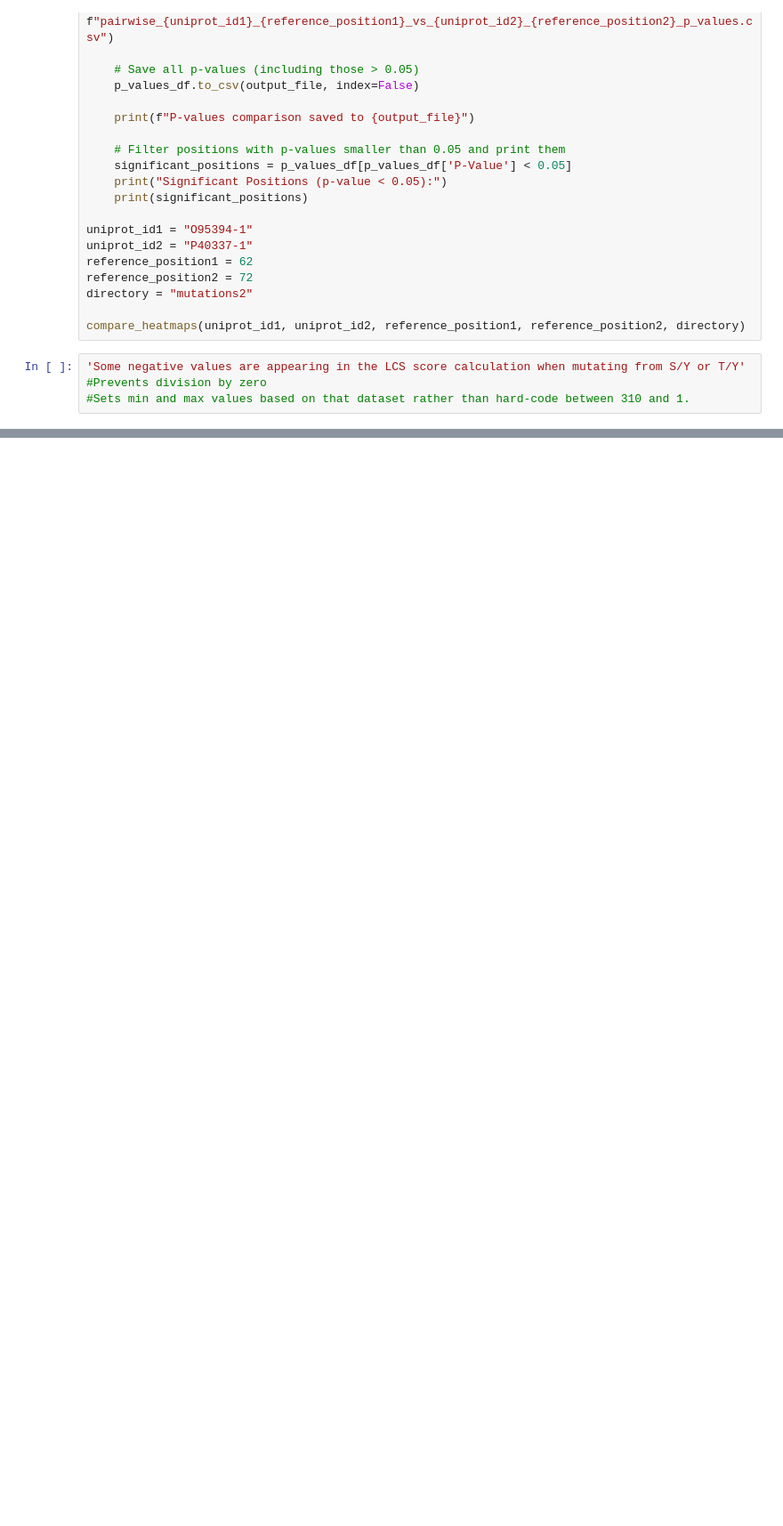
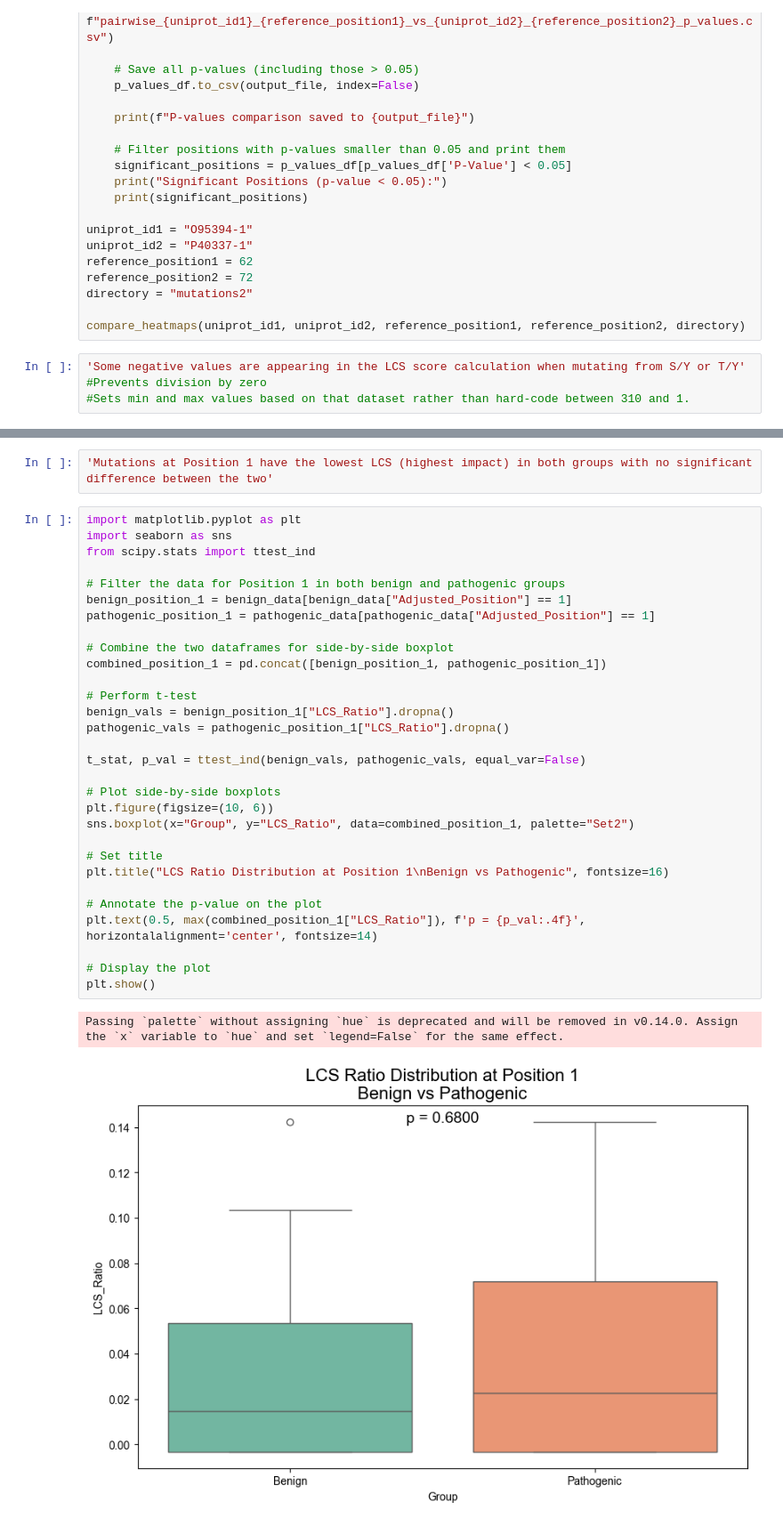
Before and after one commit to annabelrice30/Annabel-BSc-Project, a Jupyter notebook: BSc Project.ipynb, the cells around one changed output, grey strips where cells are left out. Shown: that part at 89% size. Drawn from its saved outputs; the diff is of its cells as text; blank space fills up the shorter version.

Commit message:
2025-04-15
stats

```diff
--- a/BSc Project.ipynb
+++ b/BSc Project.ipynb
@@ -1949,0 +2466,35 @@ if __name__ == "__main__":
+# %%
+'Mutations at Position 1 have the lowest LCS (highest impact) in both groups with no significant difference between the two'
+# %%
+import matplotlib.pyplot as plt
+import seaborn as sns
+from scipy.stats import ttest_ind
+
+# Filter the data for Position 1 in both benign and pathogenic groups
+benign_position_1 = benign_data[benign_data["Adjusted_Position"] == 1]
+pathogenic_position_1 = pathogenic_data[pathogenic_data["Adjusted_Position"] == 1]
+
+# Combine the two dataframes for side-by-side boxplot
+combined_position_1 = pd.concat([benign_position_1, pathogenic_position_1])
+
+# Perform t-test
+benign_vals = benign_position_1["LCS_Ratio"].dropna()
+pathogenic_vals = pathogenic_position_1["LCS_Ratio"].dropna()
+
+t_stat, p_val = ttest_ind(benign_vals, pathogenic_vals, equal_var=False)
+
+# Plot side-by-side boxplots
+plt.figure(figsize=(10, 6))
+sns.boxplot(x="Group", y="LCS_Ratio", data=combined_position_1, palette="Set2")
+
+# Set title
+plt.title("LCS Ratio Distribution at Position 1\nBenign vs Pathogenic", fontsize=16)
+
+# Annotate the p-value on the plot
+plt.text(0.5, max(combined_position_1["LCS_Ratio"]), f'p = {p_val:.4f}', horizontalalignment='center', fontsize=14)
+
+# Display the plot
+plt.show()
+# %% [output]
+Passing `palette` without assigning `hue` is deprecated and will be removed in v0.14.0. Assign the `x` variable to `hue` and set `legend=False` for the same effect.
+[figure, added]
```
Also changed, not shown: parts of 14 cells of this notebook.
